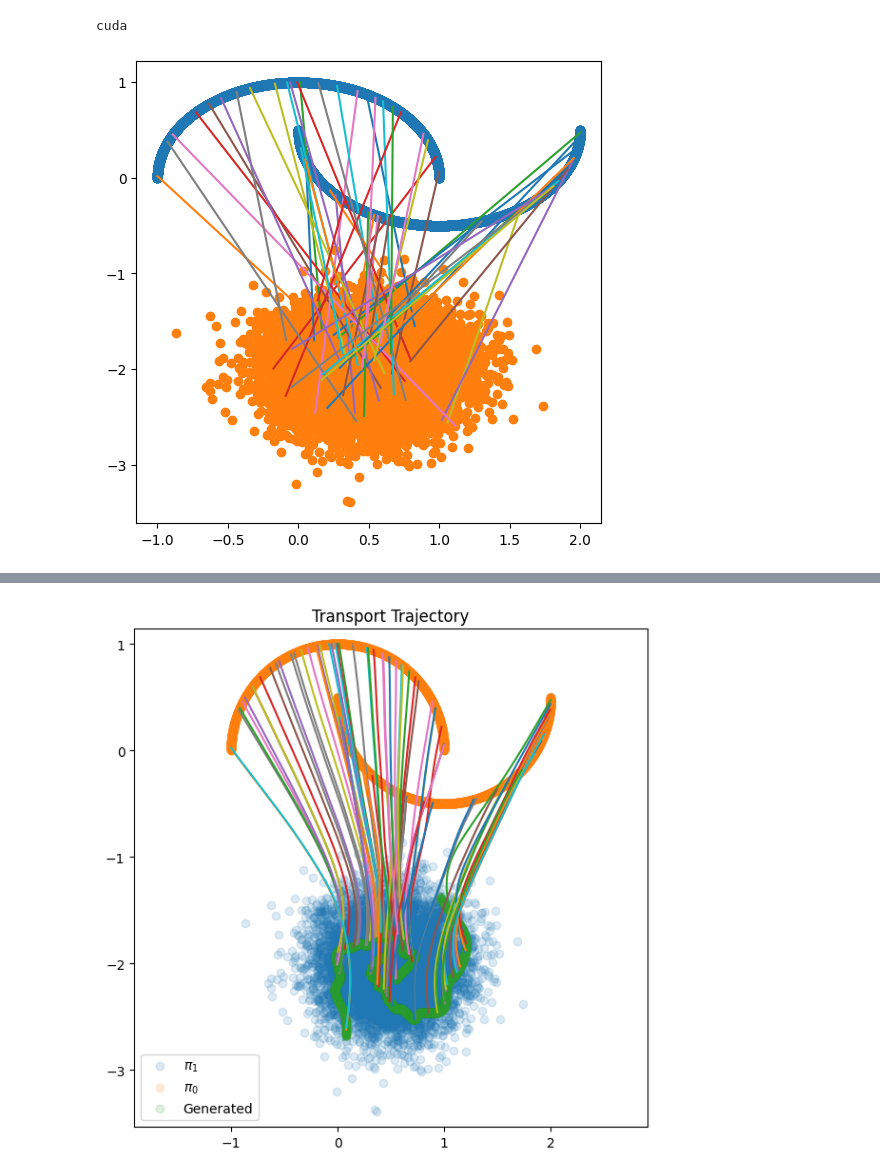
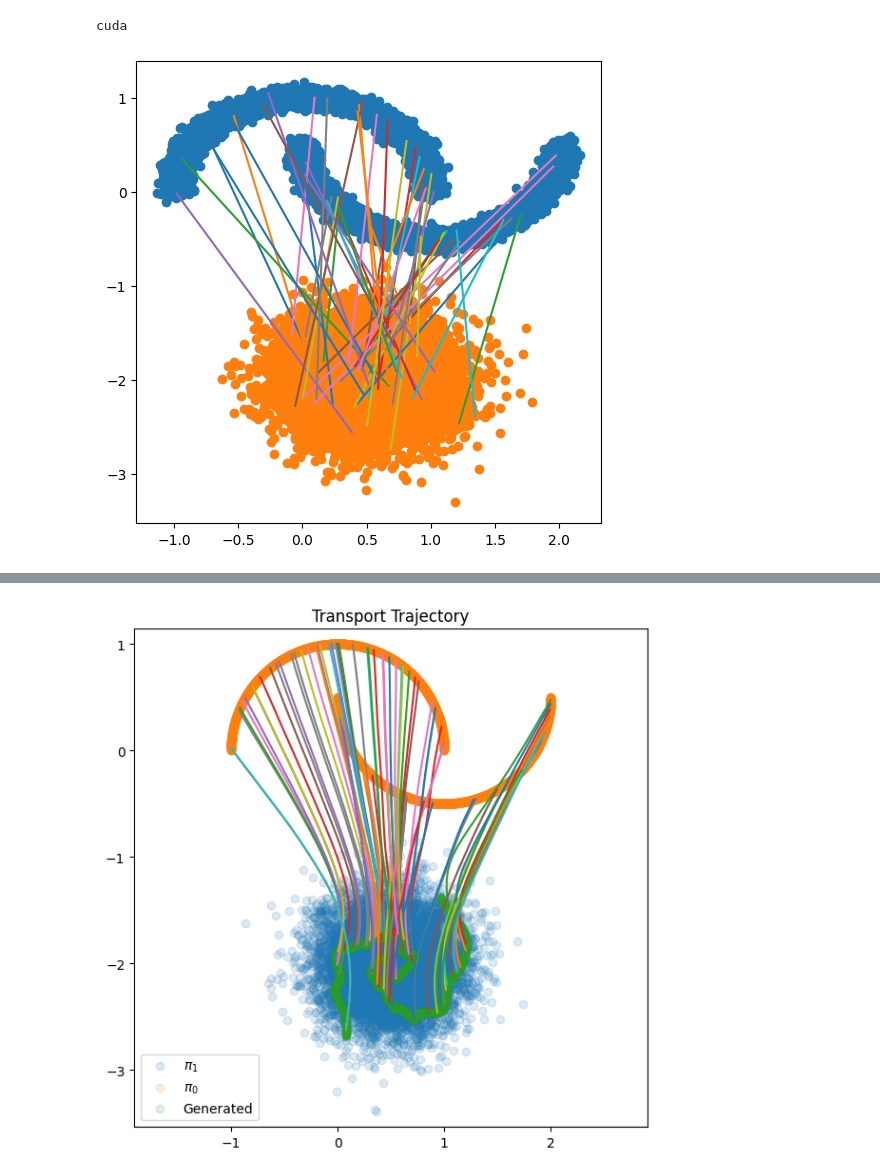
Before and after one commit to HeiseMax/RectifiedFlow, a Jupyter notebook: toyexamples/toy_example28_net.ipynb, the cells around one changed output, grey strips where cells are left out. Cells and saved outputs as stored; diff of their text form; code cells hidden in the pictures.

```diff
--- a/toyexamples/toy_example28_net.ipynb
+++ b/toyexamples/toy_example28_net.ipynb
@@ -25,23 +25,25 @@ pile_sampler = Categorical(torch.tensor([1]))
 normal_target = MultivariateNormal(torch.tensor([[0.5, -2]]).float(), 0.1*torch.stack([torch.eye(2)]))
 sampler_target = MixtureSameFamily(pile_sampler, normal_target)
 # %%
-samples, label = make_moons(10000, shuffle=False)
+samples, label = make_moons(10000, shuffle=False, noise=0.05)
 samples_init = torch.tensor(samples).float().to(device)
 samples_target = sampler_target.sample([10000]).to(device)
 
 indices = torch.randperm(samples_init.size(0))
 samples_init = samples_init[indices]
 indices = torch.randperm(samples_init.size(0))
 samples_target = samples_target[indices]
 
+#samples_init, samples_target = samples_target, samples_init
+
 plt.figure(figsize=(6,6))
 plt.scatter(samples_init[:,0].cpu().numpy(), samples_init[:,1].cpu().numpy())
 plt.scatter(samples_target[:,0].cpu().numpy(), samples_target[:,1].cpu().numpy())
 pairs_1 = torch.stack([samples_init, samples_target], axis=1)
 for pair in range(50):
     plt.plot([pairs_1[pair][0][0].cpu().numpy(), pairs_1[pair][1][0].cpu().numpy()], [pairs_1[pair][0][1].cpu().numpy(), pairs_1[pair][1][1].cpu().numpy()])
 # %% [output]
-[figure, old version]
+[figure, new version]
 # %%
 class MLP(Module):
     def __init__(self, input_dim, hidden_num):
```
Also changed, not shown: parts of 4 cells of this notebook, 29 other files.
